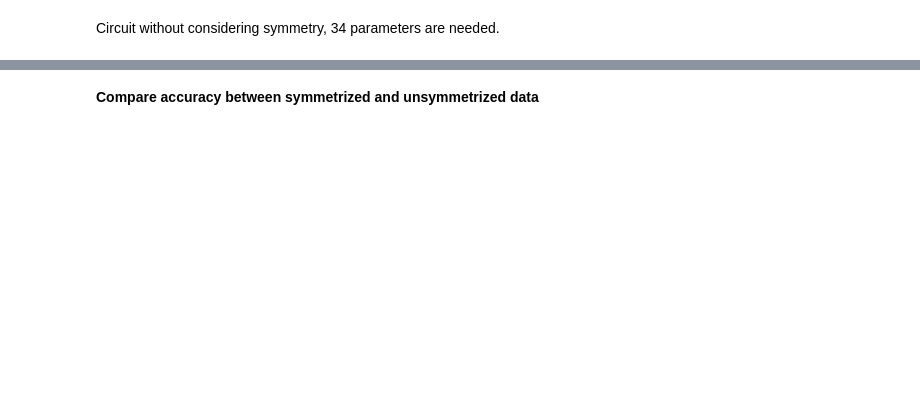
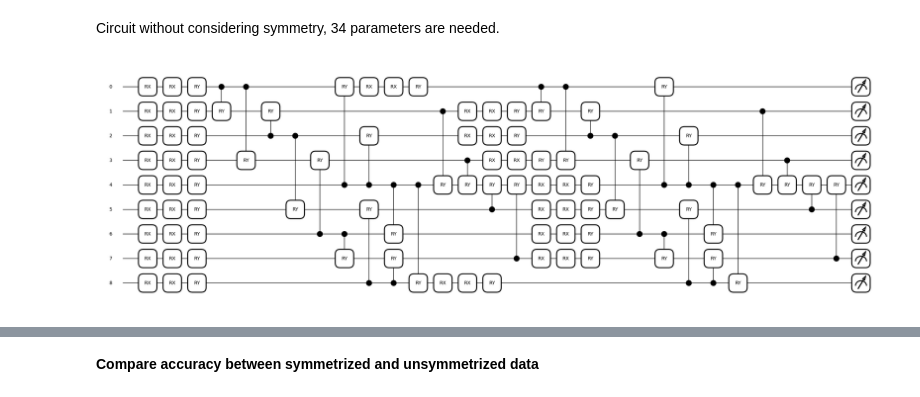
Before and after one commit to tyy0811/symmetry-in-variational-qml, a Jupyter notebook: tic_tac.ipynb, the cells around one changed output, grey strips where cells are left out. Saved outputs shown, nothing was run; the diff lists cells and outputs as text; code cells hidden in the pictures; blank space fills up the shorter version.

```diff
--- a/tic_tac.ipynb
+++ b/tic_tac.ipynb
@@ -364,2 +308,55 @@ fig, ax = qml.draw_mpl(circuit_with_symm)([0]*9,[i for i in range(18)])
 # %% [markdown]
 Circuit without considering symmetry, 34 parameters are needed.
+# %%
+dev = qml.device('default.qubit', wires=9)
+
+PARAMS_PER_LAYER_SYMM = 9  # 6 single-qubit + 3 two-qubit
+
+@qml.qnode(dev, interface='jax')
+def circuit_with_symm_multilayer(x, p, n_layers=2):
+    """Equivariant circuit matching Meyer et al. (2023) Fig. 3 / 'cemoid' layout."""
+
+    for layer in range(n_layers):
+        # Data re-uploading at EVERY layer (paper: "each layer = data encoding + parametrized gates")
+        for i in range(9):
+            qml.RX(x[i], wires=i)
+
+        lp = p[layer * PARAMS_PER_LAYER_SYMM : (layer + 1) * PARAMS_PER_LAYER_SYMM]
+
+        # ── Single-qubit gates: RX + RY per equivalence class ──
+
+        # Center (qubit 4)
+        qml.RX(lp[0], wires=4)
+        qml.RY(lp[1], wires=4)
+
+        # Corners (shared)
+        for i in [0, 2, 6, 8]:
+            qml.RX(lp[2], wires=i)
+            qml.RY(lp[3], wires=i)
+
+        # Edges (shared)
+        for i in [1, 3, 5, 7]:
+            qml.RX(lp[4], wires=i)
+            qml.RY(lp[5], wires=i)
+
+        # ── Two-qubit CRY gates: 3 edge equivalence classes ──
+
+        # Class 1: Corners ↔ Edges ring (each corner → both adjacent edges)
+        for corner, adj_edges in [(0,[1,3]), (2,[1,5]), (6,[3,7]), (8,[5,7])]:
+            for e in adj_edges:
+                qml.CRY(lp[6], wires=[corner, e])
+
+        # Class 2: Center → Corners
+        for c in [0, 2, 6, 8]:
+            qml.CRY(lp[7], wires=[4, c])
+
+        # Class 3: Edges → Center
+        for e in [1, 3, 5, 7]:
+            qml.CRY(lp[8], wires=[e, 4])
+
+    return [qml.expval(qml.PauliZ(i)) for i in range(9)]
+
+# Visualize the circuit
+fig, ax = qml.draw_mpl(circuit_with_symm_multilayer)([0]*9, [0]*18)
+# %% [output]
+[figure, added]
```
Also changed, not shown: parts of 50 cells of this notebook.
